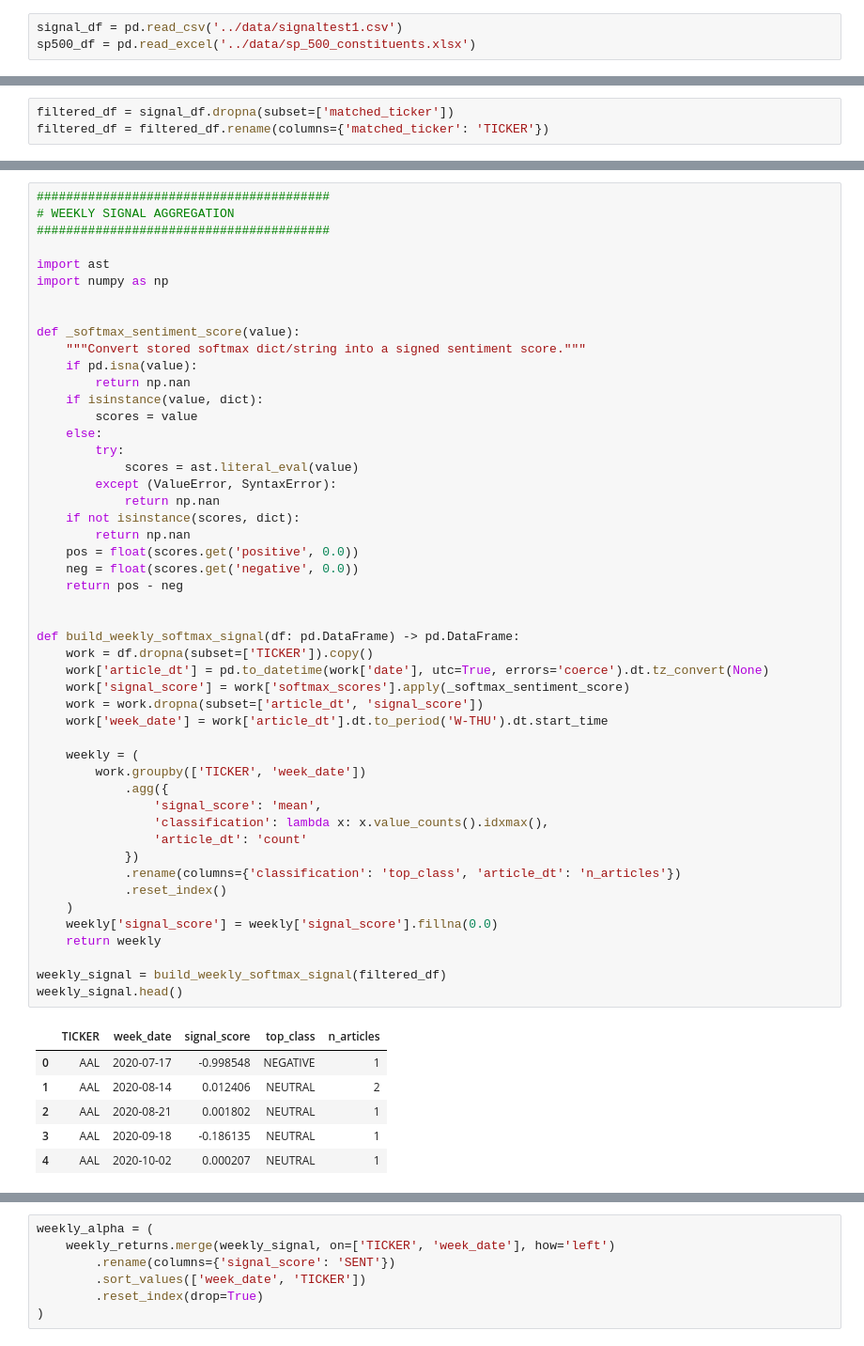
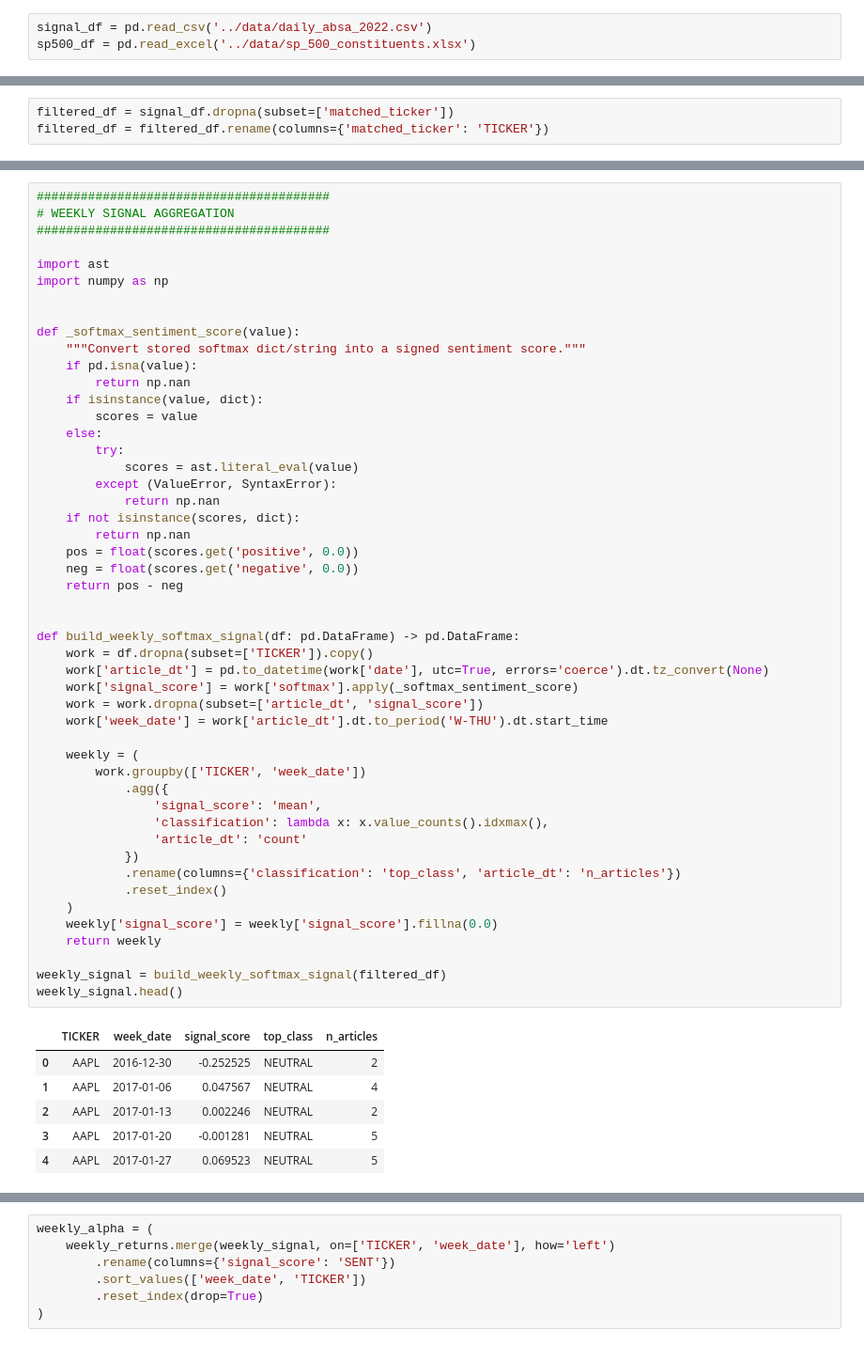
Before and after one commit to kktallam/ML-Capstone-Project-006, a Jupyter notebook: code/entity_match.ipynb, the cells around one changed output, grey strips where cells are left out. Shown at 94% size. Cells and saved outputs as stored; diff of their text form.

```diff
--- a/code/entity_match.ipynb
+++ b/code/entity_match.ipynb
@@ -3,5 +3,5 @@ import numpy as np
 import pandas as pd
 import matplotlib.pyplot as plt
 # %%
-signal_df = pd.read_csv('../data/signaltest1.csv')
+signal_df = pd.read_csv('../data/daily_absa_2022.csv')
 sp500_df = pd.read_excel('../data/sp_500_constituents.xlsx')
@@ -216,39 +199,39 @@ def _softmax_sentiment_score(value):
     if not isinstance(scores, dict):
         return np.nan
     pos = float(scores.get('positive', 0.0))
     neg = float(scores.get('negative', 0.0))
     return pos - neg
 
 
 def build_weekly_softmax_signal(df: pd.DataFrame) -> pd.DataFrame:
     work = df.dropna(subset=['TICKER']).copy()
     work['article_dt'] = pd.to_datetime(work['date'], utc=True, errors='coerce').dt.tz_convert(None)
-    work['signal_score'] = work['softmax_scores'].apply(_softmax_sentiment_score)
+    work['signal_score'] = work['softmax'].apply(_softmax_sentiment_score)
     work = work.dropna(subset=['article_dt', 'signal_score'])
     work['week_date'] = work['article_dt'].dt.to_period('W-THU').dt.start_time
 
     weekly = (
         work.groupby(['TICKER', 'week_date'])
             .agg({
                 'signal_score': 'mean',
                 'classification': lambda x: x.value_counts().idxmax(),
                 'article_dt': 'count'
             })
             .rename(columns={'classification': 'top_class', 'article_dt': 'n_articles'})
             .reset_index()
     )
     weekly['signal_score'] = weekly['signal_score'].fillna(0.0)
     return weekly
 
 weekly_signal = build_weekly_softmax_signal(filtered_df)
 weekly_signal.head()
 # %% [output]
 |  | TICKER | week_date | signal_score | top_class | n_articles |
-| 0 | AAL | 2020-07-17 | -0.998548 | NEGATIVE | 1 |
-| 1 | AAL | 2020-08-14 | 0.012406 | NEUTRAL | 2 |
-| 2 | AAL | 2020-08-21 | 0.001802 | NEUTRAL | 1 |
-| 3 | AAL | 2020-09-18 | -0.186135 | NEUTRAL | 1 |
-| 4 | AAL | 2020-10-02 | 0.000207 | NEUTRAL | 1 |
+| 0 | AAPL | 2016-12-30 | -0.252525 | NEUTRAL | 2 |
+| 1 | AAPL | 2017-01-06 | 0.047567 | NEUTRAL | 4 |
+| 2 | AAPL | 2017-01-13 | 0.002246 | NEUTRAL | 2 |
+| 3 | AAPL | 2017-01-20 | -0.001281 | NEUTRAL | 5 |
+| 4 | AAPL | 2017-01-27 | 0.069523 | NEUTRAL | 5 |
 # %%
 weekly_signal[weekly_signal['TICKER'] == 'MSFT'].sort_values('week_date')
 # %% [output]
```
Also changed, not shown: parts of 27 cells of this notebook.
